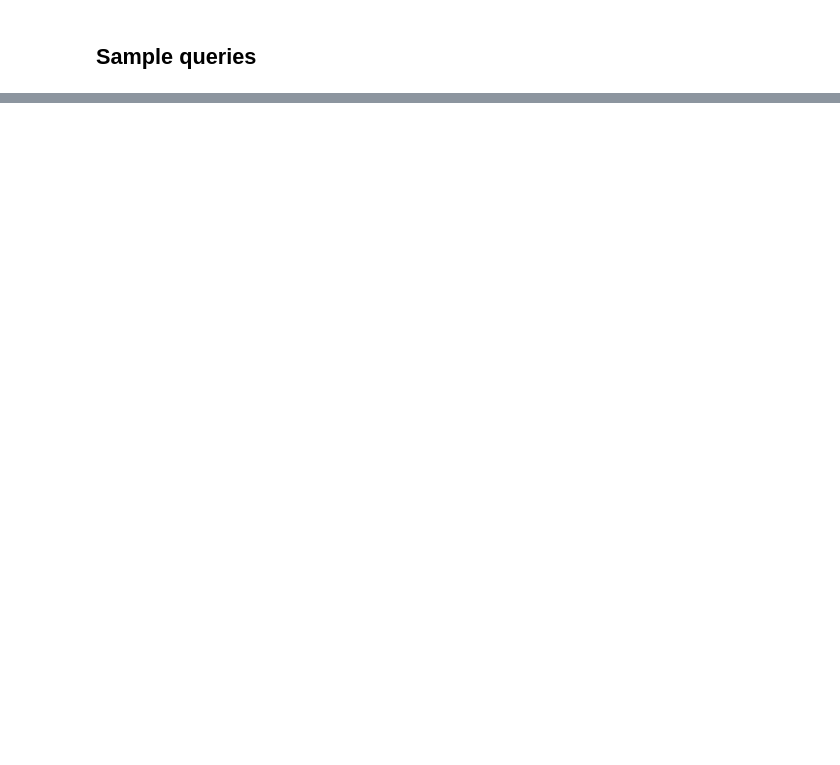
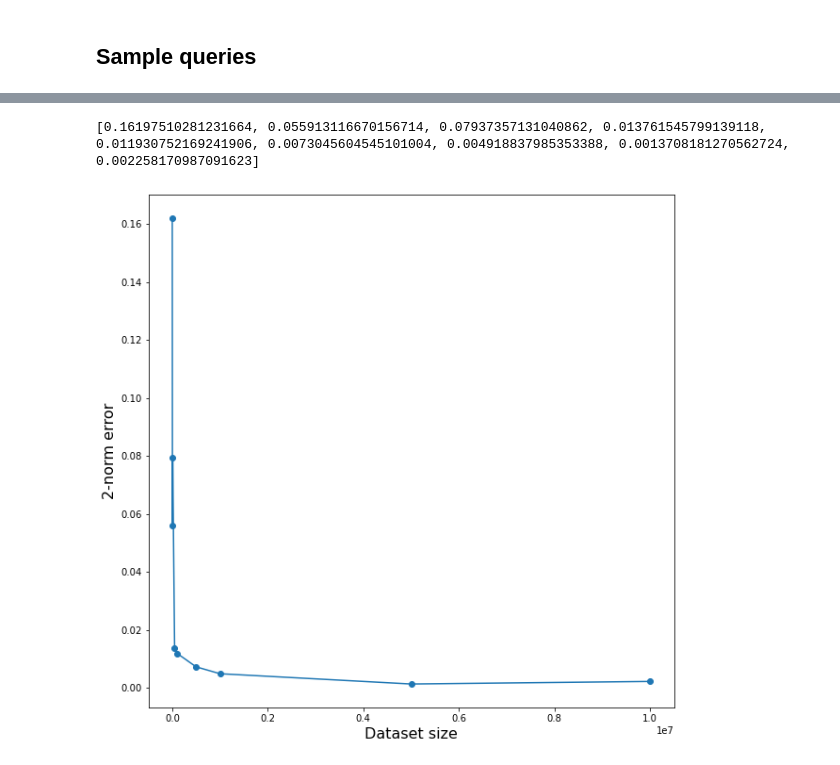
Before and after one commit to AlvielD/FAIKR_M3, a Jupyter notebook: Education_network.ipynb, the cells around one changed output, grey strips where cells are left out. Cells and saved outputs as stored; diff of their text form; code cells hidden in the pictures; blank space fills up the shorter version.

```diff
--- a/Education_network.ipynb
+++ b/Education_network.ipynb
@@ -312,0 +372,8 @@ print_full(best.estimate_cpd(node=P))
+# %%
+# Define the bayesian estimator
+best = BayesianEstimator(model=education_model, data=datasets[0])
+
+# We only estimate the CPD table of the last node
+est = best.estimate_cpd(node=P)
+print_full(pol_cpd) # Original CPD Table
+print_full(est)     # Estimated CPD Table
@@ -312,0 +398,20 @@ print_full(best.estimate_cpd(node=P))
+# %%
+# Compute the error using the 2-norm error
+error = []
+for i in range(len(datasets)):
+    best = BayesianEstimator(model=education_model, data=datasets[i])
+    est = best.estimate_cpd(node=P)
+    error.append(np.linalg.norm(pol_cpd.values - est.values))
+# %%
+print(error)    # Error vector
+# %% [output]
+[0.16197510281231664, 0.055913116670156714, 0.07937357131040862, 0.013761545799139118, 0.011930752169241906, 0.0073045604545101004, 0.004918837985353388, 0.0013708181270562724, 0.002258170987091623]
+# %%
+# Plot results
+plt.figure(figsize=(10,10))
+plt.xlabel("Dataset size", fontsize=16)
+plt.ylabel("2-norm error", fontsize=16)
+plt.plot(n_vector, error, marker='o')
+plt.show()
+# %% [output]
+[figure, added]
```
Also changed, not shown: parts of 36 cells of this notebook, 1 other file.
